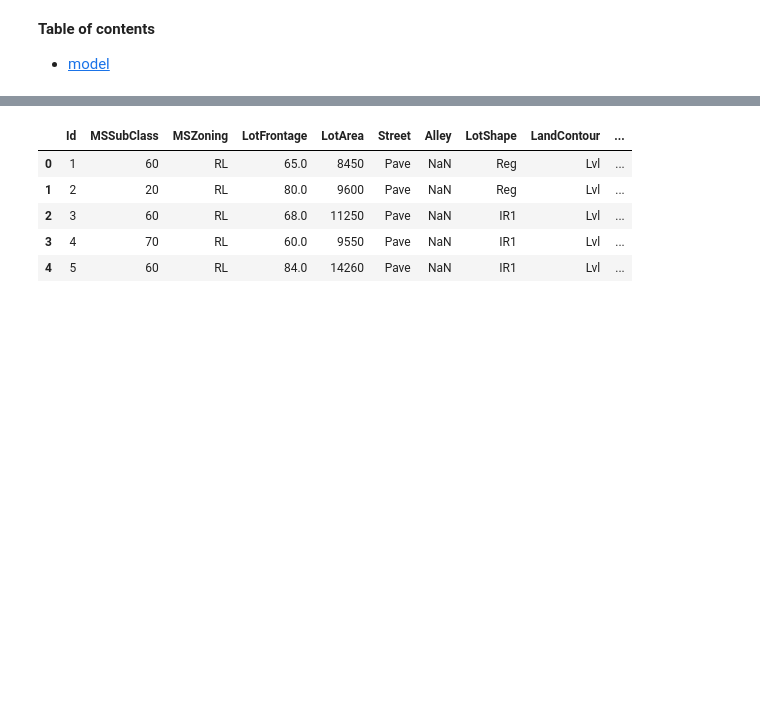
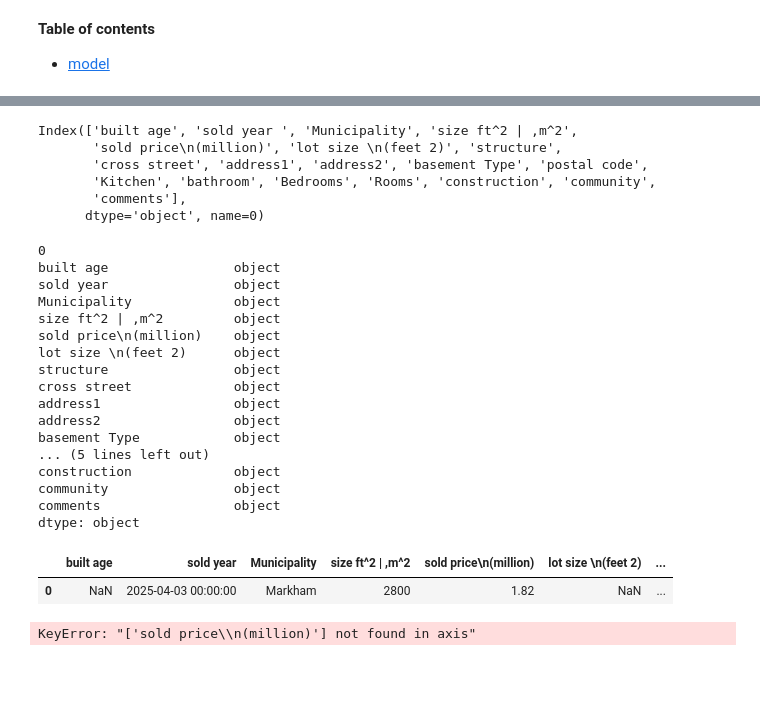
Before and after one commit to KevinJianLin/House_Price_Advanced_Regression, a Jupyter notebook: Notebook/House_Price.ipynb, the cells around one changed output, grey strips where cells are left out. Saved outputs shown, nothing was run; the diff lists cells and outputs as text; code cells hidden in the pictures; blank space fills up the shorter version.

```diff
--- a/Notebook/House_Price.ipynb
+++ b/Notebook/House_Price.ipynb
@@ -45,14 +39,49 @@ To adjust logging level use sc.setLogLevel(newLevel). For SparkR, use setLogLeve
-# %%
-house_price = pd.read_csv('https://raw.githubusercontent.com/KevinJianLin/House_Price_Advanced_Regression/refs/heads/main/Data/train.csv')
-data_set = house_price.copy()
-data_set.head(5)
-# %% [output]
-|  | Id | MSSubClass | MSZoning | LotFrontage | LotArea | Street | Alley | LotShape | LandContour | ... |
-| 0 | 1 | 60 | RL | 65.0 | 8450 | Pave | NaN | Reg | Lvl | ... |
-| 1 | 2 | 20 | RL | 80.0 | 9600 | Pave | NaN | Reg | Lvl | ... |
-| 2 | 3 | 60 | RL | 68.0 | 11250 | Pave | NaN | IR1 | Lvl | ... |
-| 3 | 4 | 70 | RL | 60.0 | 9550 | Pave | NaN | IR1 | Lvl | ... |
-| 4 | 5 | 60 | RL | 84.0 | 14260 | Pave | NaN | IR1 | Lvl | ... |
+# %%
+# house_price = pd.read_csv('https://raw.githubusercontent.com/KevinJianLin/House_Price_Advanced_Regression/refs/heads/main/Data/train.csv')
+filepath1 = '/Users/jianbinlin/Documents/Scientific_2022_Jan.csv'
+house_ON = pd.read_csv(filepath1).iloc[5:,110:131].reset_index(drop=True)
+house_ON.columns = house_ON.iloc[0]
+house_ON = house_ON[1:].reset_index(drop=True)
+house_ON = house_ON[(house_ON['comments'].str.contains("relevant")) &  ~(house_ON['comments'].isna())].reset_index(drop=True)
+
+# house_ON["sold price\n(million)"] = house_ON[['asking price\n(million)', 'sold price\n(million)']].apply(
+#     lambda x: x['sold price\n(million)'] if not pd.isna(x['sold price\n(million)']) else x['asking price\n(million)'], axis=1)
+
+house_ON.drop(columns=['Listing Days','asking price\n(million)'], inplace=True)  # drop comments column
+house_ON.dropna(subset=['sold price\n(million)'], inplace=True)  # drop rows with no sold price
+# house_ON['built age'] = house_ON['built age'].astype(int)
+house_ON['sold year'] = pd.to_datetime(house_ON['sold year'])
+
+
+data_set = house_ON.copy()
+data_set.dtypes
+data_set.head(5)
+# %% [output]
+Index(['built age', 'sold year ', 'Municipality', 'size ft^2 | ,m^2',
+       'sold price\n(million)', 'lot size \n(feet 2)', 'structure',
+       'cross street', 'address1', 'address2', 'basement Type', 'postal code',
+       'Kitchen', 'bathroom', 'Bedrooms', 'Rooms', 'construction', 'community',
+       'comments'],
+      dtype='object', name=0)
+0
+built age                object
+sold year                object
+Municipality             object
+size ft^2 | ,m^2         object
+sold price\n(million)    object
+lot size \n(feet 2)      object
+structure                object
+cross street             object
+address1                 object
+address2                 object
+basement Type            object
+... (5 lines left out)
+construction             object
+community                object
+comments                 object
+dtype: object
+|  | built age | sold year | Municipality | size ft^2 | ,m^2 | sold price\n(million) | lot size \n(feet 2) | ... |
+| 0 | NaN | 2025-04-03 00:00:00 | Markham | 2800 | 1.82 | NaN | ... |
 # %%
 data_profile = data_profiling(data_set)
 # data_profile()
@@ -60,10 +89,14 @@ data_profile = data_profiling(data_set)
 # data_profile.float_column
 # data_set[data_profile.int_column]
 
-target_variable = 'SalePrice'
+# target_variable = 'SalePrice'
+target_variable = 'sold price\n(million)'
+
 X = data_set[data_profile.int_column].drop(columns =[target_variable])
 y = house_price[target_variable]
 X_train, X_test, y_train, y_test = train_test_split(X, y, test_size=0.2, random_state=42)
+# %% [output]
+KeyError: "['sold price\\n(million)'] not found in axis"
 # %% [markdown]
 ###
 # %% [markdown]
```
Also changed, not shown: parts of 1 cell of this notebook.
